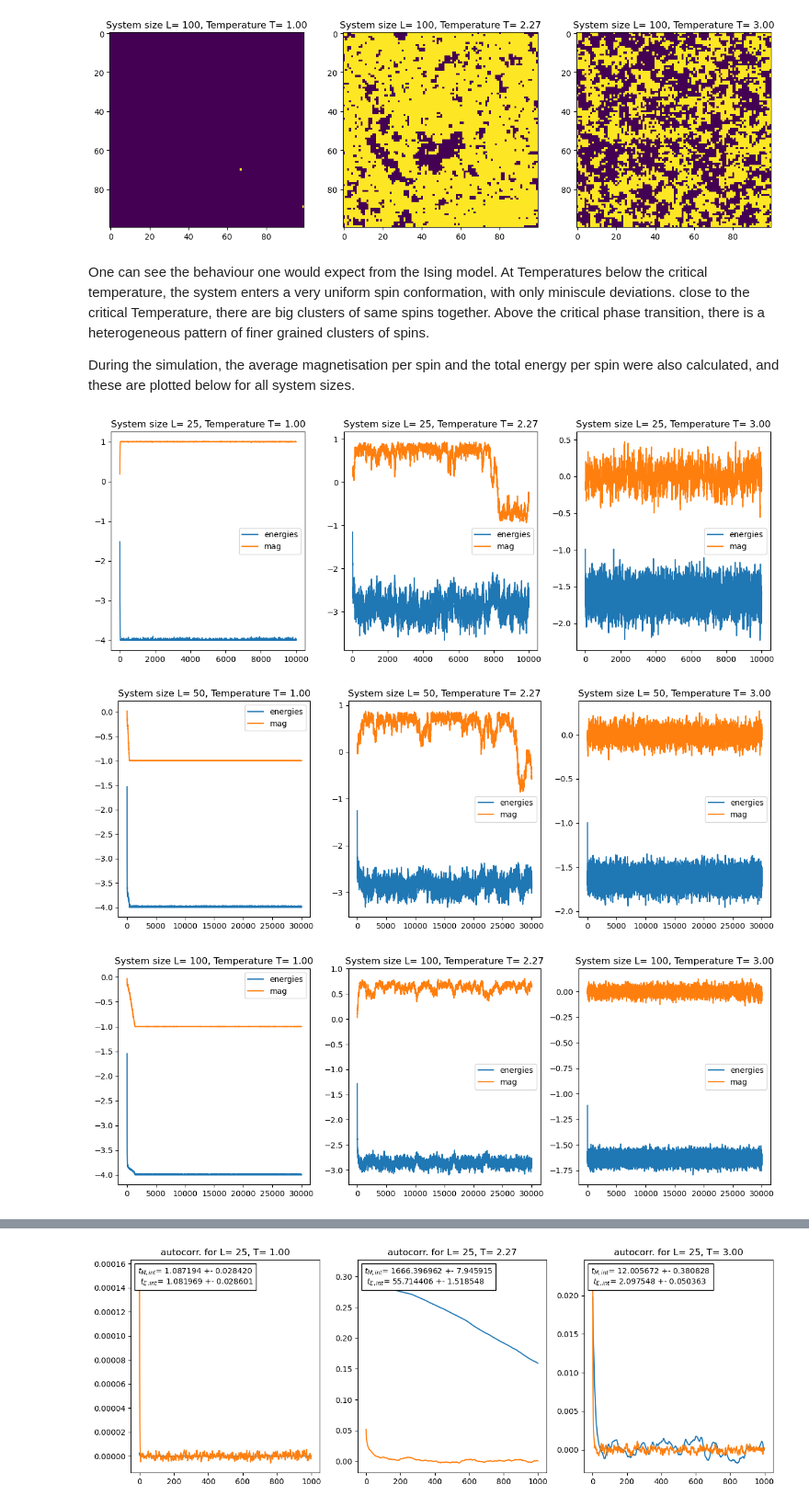
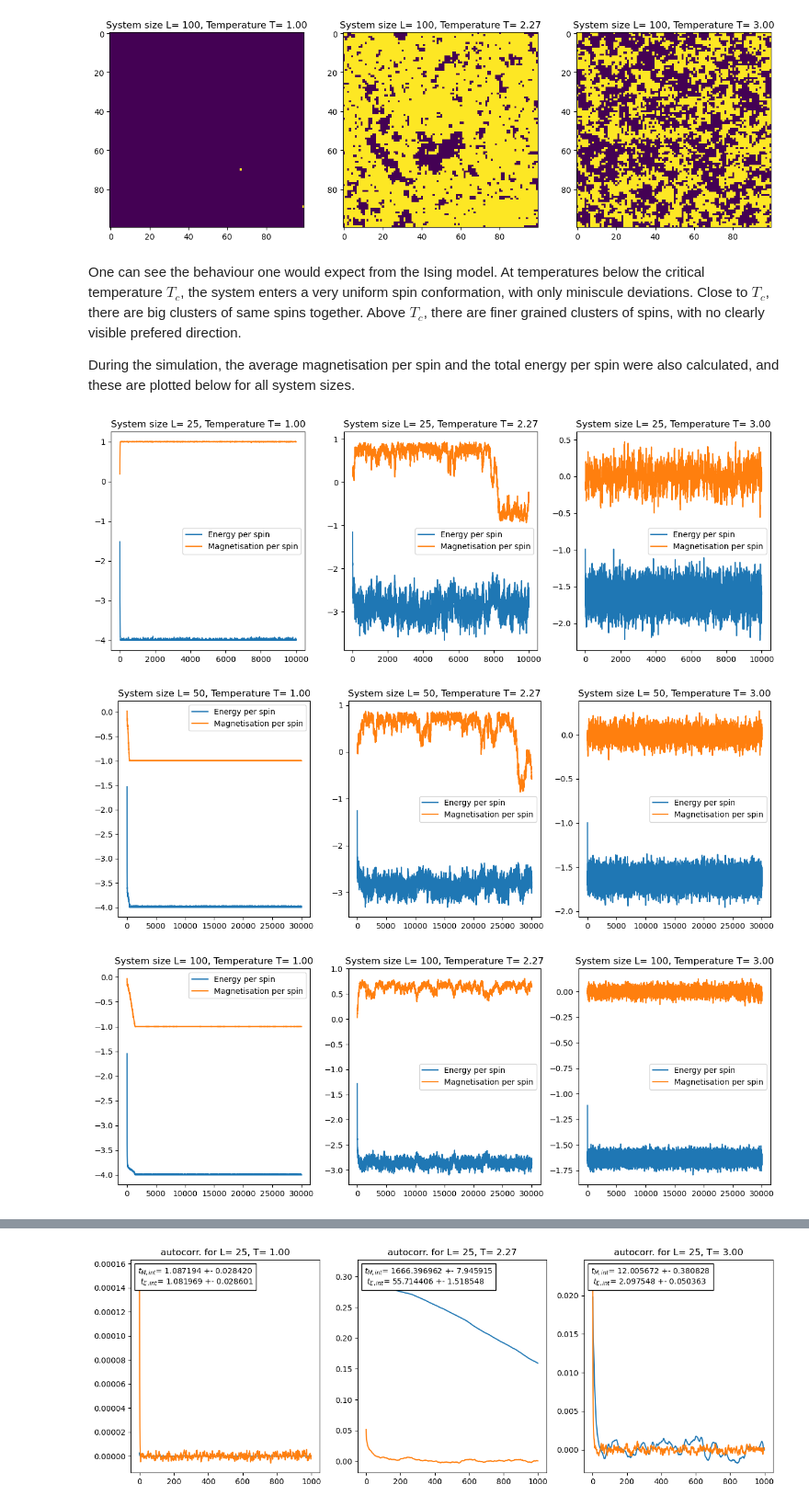
Before and after one commit to selina355/simulation-methods, a Jupyter notebook: IsingModel/Plots_Ising.ipynb, the cells around one changed output, grey strips where cells are left out. Shown at 92% size. Saved outputs shown, nothing was run; the diff lists cells and outputs as text; code cells hidden in the pictures.

Commit message:
added text to Plots_Ising

```diff
--- a/IsingModel/Plots_Ising.ipynb
+++ b/IsingModel/Plots_Ising.ipynb
@@ -36,41 +42,41 @@ for j, L in enumerate(Ls):
 [figure]
 [figure]
 # %% [markdown]
-One can see the behaviour one would expect from the Ising model. At Temperatures below the critical temperature, the system enters a very uniform spin conformation, with only miniscule deviations. close to the critical Temperature, there are big clusters of same spins together. Above the critical phase transition, there is a heterogeneous pattern of finer grained clusters of spins.
+One can see the behaviour one would expect from the Ising model. At temperatures below the critical temperature $T_c$, the system enters a very uniform spin conformation, with only miniscule deviations. Close to $T_c$, there are big clusters of same spins together. Above $T_c$, there are finer grained clusters of spins, with no clearly visible prefered direction.
 
 During the simulation, the average magnetisation per spin and the total energy per spin were also calculated, and these are plotted below for all system sizes.
 # %%
 #read in the data from csv file
 data = []
 with open('Ising_data.csv') as csvfile:
     contents= csv.reader(csvfile, delimiter=";")
     next(contents)#skip header line
     for row in contents:
         data.append(np.asarray(row).astype('float64'))
 
 
 k=0
 for j, L in enumerate(Ls):
     fig,axs =plt.subplots(1,3,figsize=(15,5))
     N_range= np.arange(0,Ns[j])
 
 
 
     for i,T in enumerate(Ts):
         Magnetisations= data[k]
         k+=1
 
         Energies=data[k]
         k+=1
-        axs[i].plot(N_range, Energies,label="energies")
-        axs[i].plot(N_range, Magnetisations,label="mag")
+        axs[i].plot(N_range, Energies,label="Energy per spin")
+        axs[i].plot(N_range, Magnetisations,label="Magnetisation per spin")
         axs[i].legend()
 
         #axs[i].set_xlim(0,2000) #toggle on to have a look at origin to find equilibrium times
         #axs[i].set_ylim(-4.4,10)
         axs[i].set_title("System size L= %d, Temperature T= %.2f"%(L,T))
     #axs[0].vlines(T_eq[j],-4.3,4.3,ls="--",color="red")
 # %% [output]
-[figure, old version]
+[figure, new version]
-[figure, old version]
+[figure, new version]
-[figure, old version]
+[figure, new version]
```
Also changed, not shown: parts of 12 cells of this notebook.
